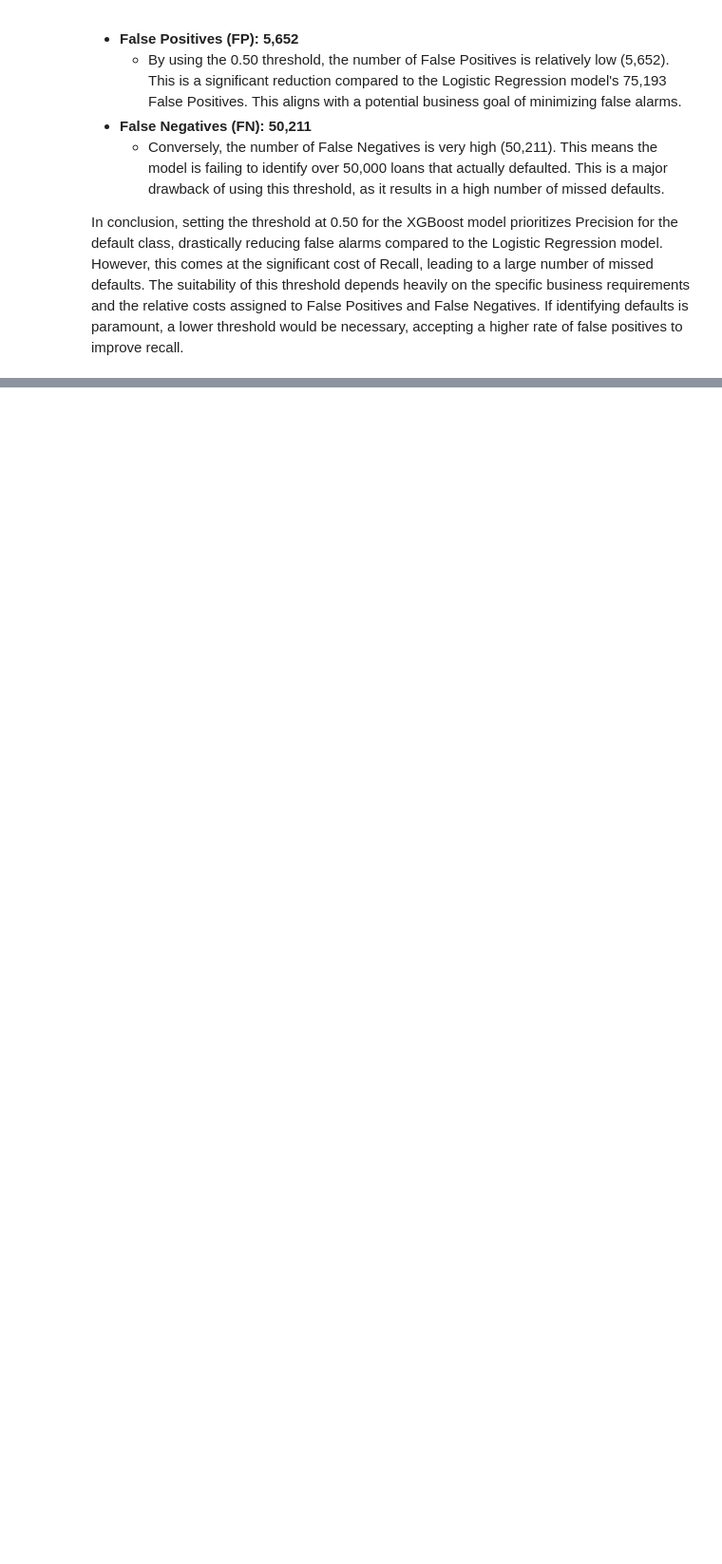
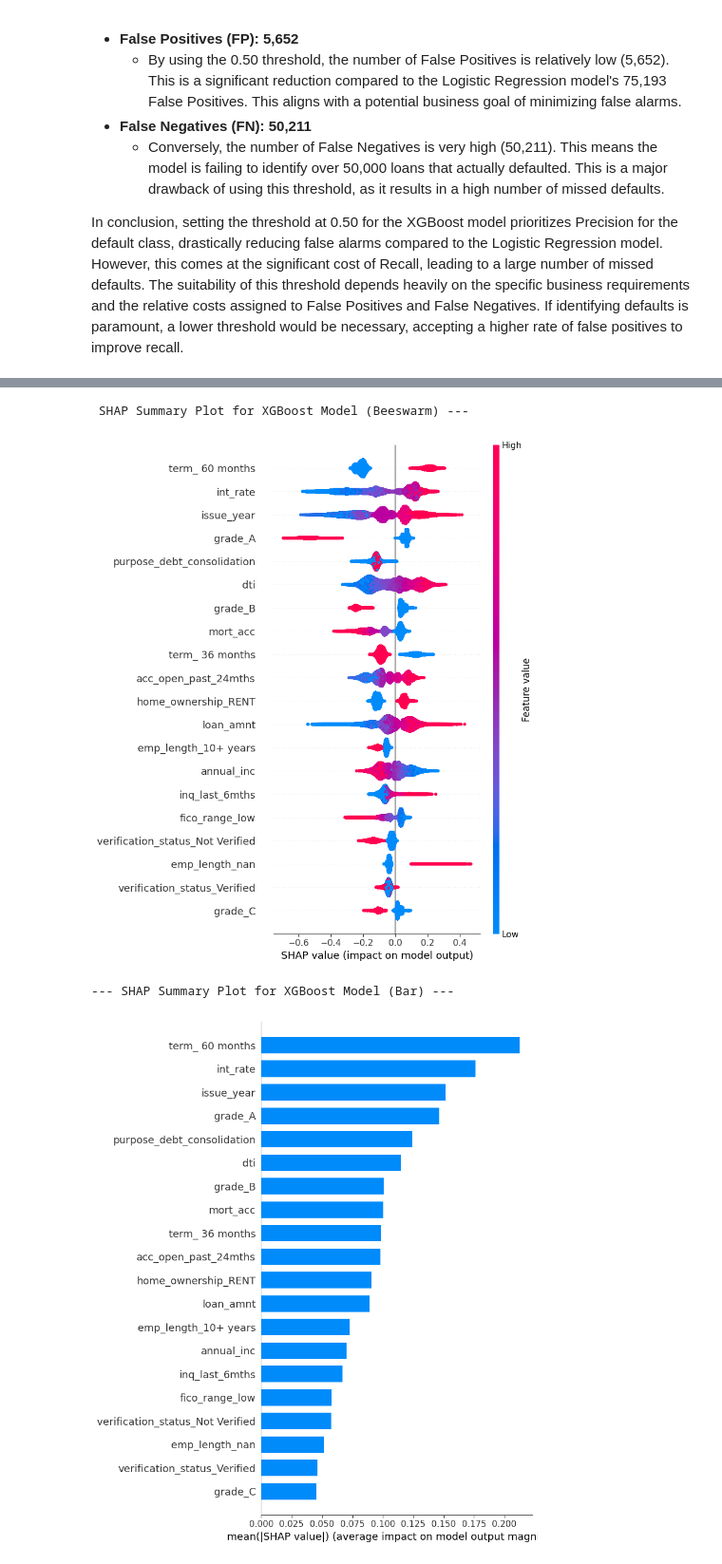
Before and after one commit to Siph0n2709/Credit-Risk-Prediction-ML, a Jupyter notebook: 03_Model_Training_and_Eval.ipynb, the cells around one changed output, grey strips where cells are left out. Shown: that part at 95% size. Drawn from its saved outputs; the diff is of its cells as text; code cells hidden in the pictures; blank space fills up the shorter version.

```diff
--- a/03_Model_Training_and_Eval.ipynb
+++ b/03_Model_Training_and_Eval.ipynb
@@ -972,3 +972,15 @@ The confusion matrix at the 0.50 threshold was:
     *   Conversely, the number of False Negatives is very high (50,211). This means the model is failing to identify over 50,000 loans that actually defaulted. This is a major drawback of using this threshold, as it results in a high number of missed defaults.
 
 In conclusion, setting the threshold at 0.50 for the XGBoost model prioritizes Precision for the default class, drastically reducing false alarms compared to the Logistic Regression model. However, this comes at the significant cost of Recall, leading to a large number of missed defaults. The suitability of this threshold depends heavily on the specific business requirements and the relative costs assigned to False Positives and False Negatives. If identifying defaults is paramount, a lower threshold would be necessary, accepting a higher rate of false positives to improve recall.
+# %%
+import shap  # SHAP for model interpretability
+
+# SHAP (SHapley Additive exPlanations) for model interpretability
+# Create a TreeExplainer for the XGBoost model
+
+explainer = shap.TreeExplainer(xgb_model)
+
+# Calculate SHAP values for the test set
+print("\n--- Calculating SHAP values for the test set ---")
+shap_values = explainer.shap_values(X_test)
+print("SHAP values calculated.")
@@ -974,0 +990,16 @@ In conclusion, setting the threshold at 0.50 for the XGBoost model prioritizes P
+# %%
+print("\n SHAP Summary Plot for XGBoost Model (Beeswarm) ---")
+# The 0 index corresponds to the negative class (0 = Fully Paid), and the 1 index corresponds to the positive class (1 = Default)
+shap.summary_plot(shap_values, X_test, plot_type="dot", feature_names=X_test.columns, show=False)
+plt.tight_layout()
+plt.show()
+
+print("\n--- SHAP Summary Plot for XGBoost Model (Bar) ---")
+shap.summary_plot(shap_values, X_test, plot_type="bar", feature_names=X_test.columns, show=False)
+plt.tight_layout()
+plt.show()
+# %% [output]
+ SHAP Summary Plot for XGBoost Model (Beeswarm) ---
+[figure, added]
+--- SHAP Summary Plot for XGBoost Model (Bar) ---
+[figure, added]
```
Also changed, not shown: parts of 3 cells of this notebook.
